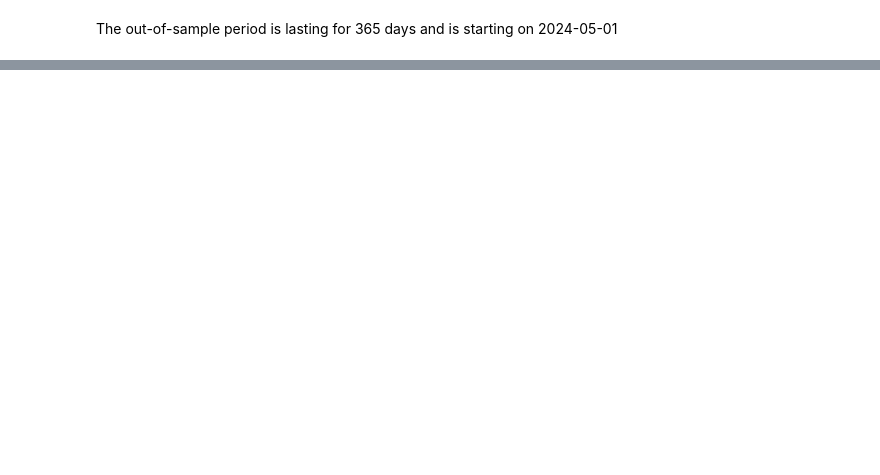
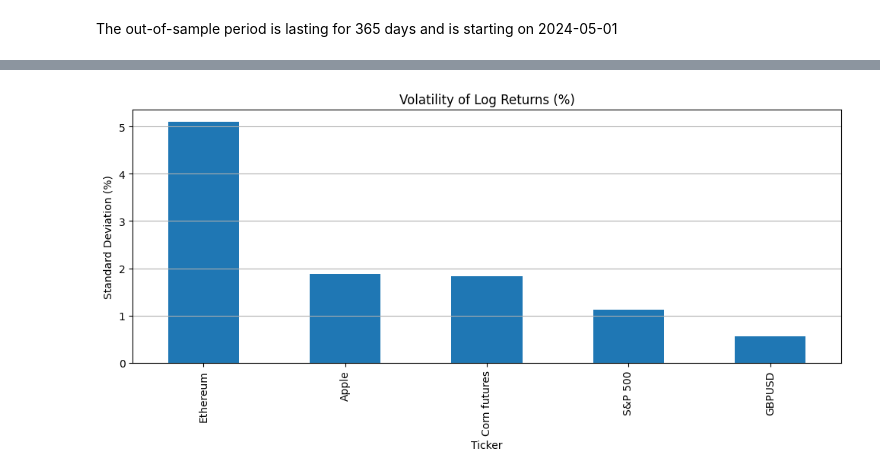
Before and after one commit to antek0308/TS_GARCH, a Jupyter notebook: Data/data.ipynb, the cells around one changed output, grey strips where cells are left out. Cells and saved outputs as stored; diff of their text form; code cells hidden in the pictures; blank space fills up the shorter version.

```diff
--- a/Data/data.ipynb
+++ b/Data/data.ipynb
@@ -103,0 +86,3 @@ data.iloc[-365:]
+# %%
+log_returns = np.log(data / data.shift(1)).dropna()
+log_returns.head()
@@ -103,0 +116,9 @@ data.iloc[-365:]
+# %%
+volatility = log_returns.std() * 100  # w %
+volatility.sort_values(ascending=False).plot(kind='bar', figsize=(10, 5), title='Volatility of Log Returns (%)')
+plt.ylabel("Standard Deviation (%)")
+plt.grid(axis='y')
+plt.tight_layout()
+plt.show()
+# %% [output]
+[figure, added]
```
Also changed, not shown: parts of 29 cells of this notebook, 1 other file.
